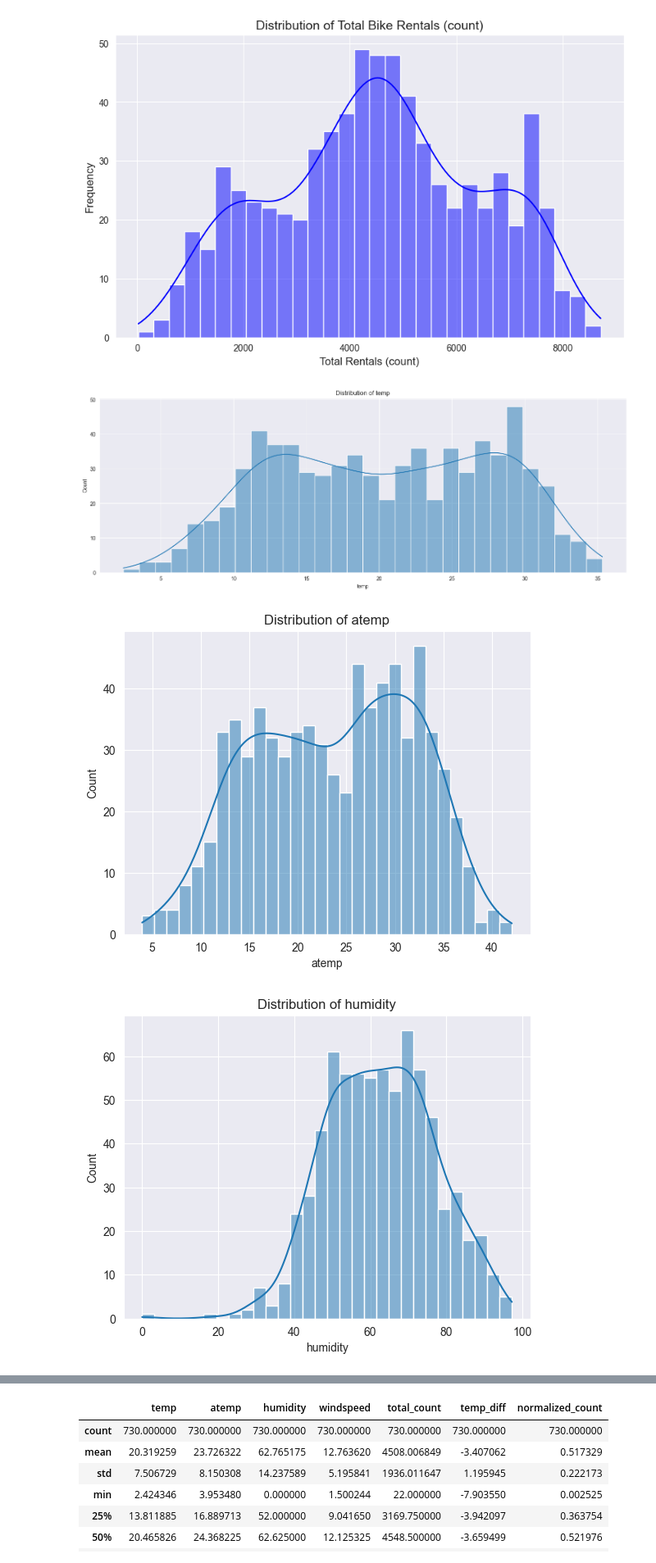
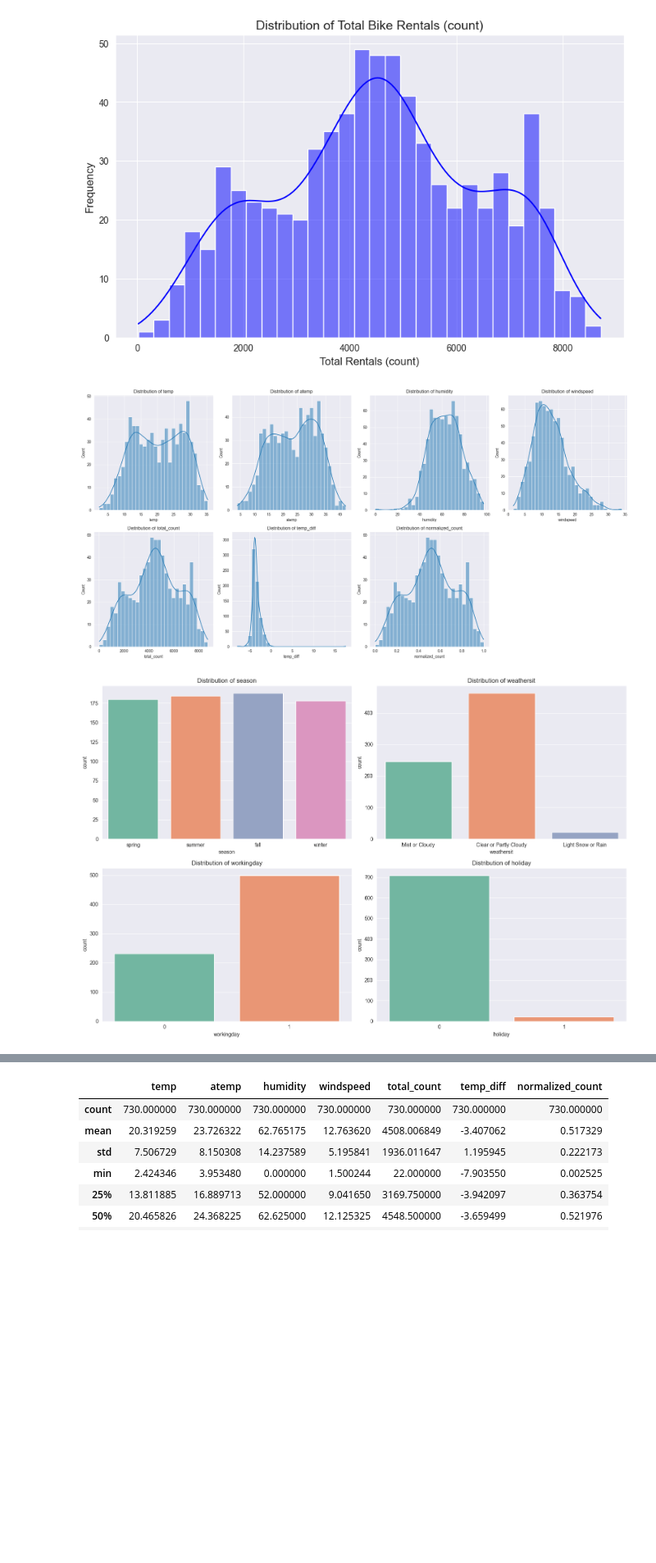
Before and after one commit to vijaykumar-qait/Linear-Regression-Bike-Sharing-Assignment, a Jupyter notebook: Bike_Sharing_Assignment_Vijay_Kumar.ipynb, the cells around one changed output, grey strips where cells are left out. Shown at 82% size. Saved outputs shown, nothing was run; the diff lists cells and outputs as text; code cells hidden in the pictures; blank space fills up the shorter version.

Commit message:
Plot changes

```diff
--- a/Bike_Sharing_Assignment_Vijay_Kumar.ipynb
+++ b/Bike_Sharing_Assignment_Vijay_Kumar.ipynb
@@ -204,32 +208,33 @@ plt.show()
 # %%
 # Univariate analysis
 numerical_vars = ['temp', 'atemp', 'humidity', 'windspeed', 'total_count', 'temp_diff', 'normalized_count']
-plt.figure(figsize=(18, 6))
+categorical_vars = ['season', 'weathersit', 'workingday', 'holiday']
 
-for var in numerical_vars:
-    sns.histplot(df[var], kde=True, bins=30)
-    plt.title(f'Distribution of {var}')
-    plt.show()
+# Creating subplots for numerical variables
+fig, axes = plt.subplots(nrows=2, ncols=4, figsize=(20, 10))
+axes = axes.flatten()  # Flatten the 2D array of axes for easy iteration
 
-categorical_vars = ['season', 'weathersit']
+for i, var in enumerate(numerical_vars):
+    sns.histplot(df[var], kde=True, bins=30, ax=axes[i])
+    axes[i].set_title(f'Distribution of {var}')
 
-for var in categorical_vars:
-    sns.countplot(df[var], palette='Set2')
-    plt.title(f'Distribution of {var}')
-    plt.show()
+# Hiding unused subplots
+for j in range(len(numerical_vars), len(axes)):
+    fig.delaxes(axes[j])
 
-sns.countplot(x='workingday', data=df, palette='Set2')
-plt.title('Distribution of Working Days', fontsize=14)
-plt.xlabel('Working Day (0 = No, 1 = Yes)', fontsize=12)
-plt.ylabel('Count', fontsize=12)
+plt.tight_layout()
 plt.show()
 
-sns.countplot(x='holiday', data=df, palette='Set3')
-plt.title('Distribution of Holidays', fontsize=14)
-plt.xlabel('Holiday (0 = No, 1 = Yes)', fontsize=12)
-plt.ylabel('Count', fontsize=12)
+# Creating subplots for categorical variables
+fig, axes = plt.subplots(nrows=2, ncols=2, figsize=(15, 10))
+axes = axes.flatten()
+
+for i, var in enumerate(categorical_vars):
+    sns.countplot(x=var, data=df, palette='Set2', ax=axes[i])
+    axes[i].set_title(f'Distribution of {var}')
+
+plt.tight_layout()
 plt.show()
 # %% [output]
-[figure, old version]
+[figure, new version]
-[figure, old version]
+[figure, new version]
-[figure, removed]
```
Also changed, not shown: parts of 53 cells of this notebook.
